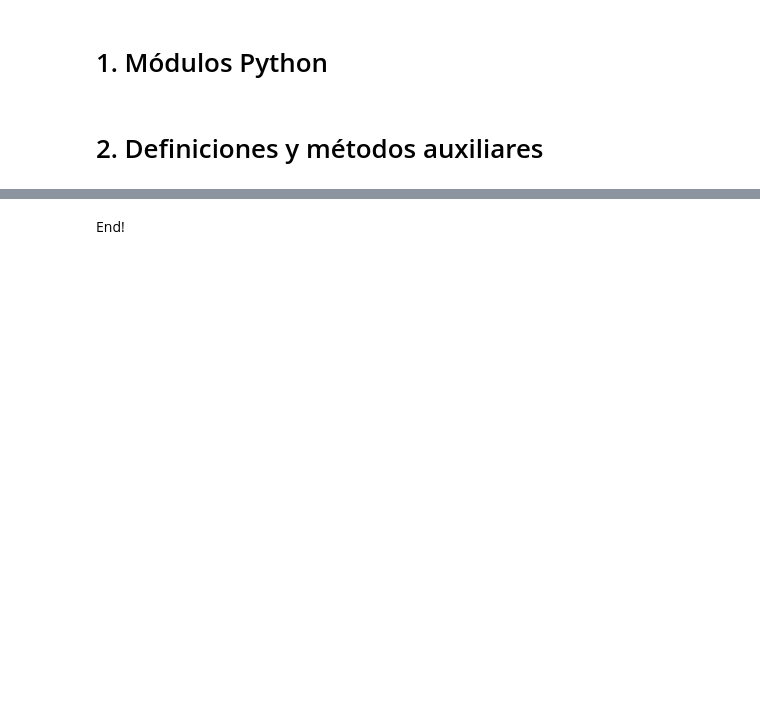
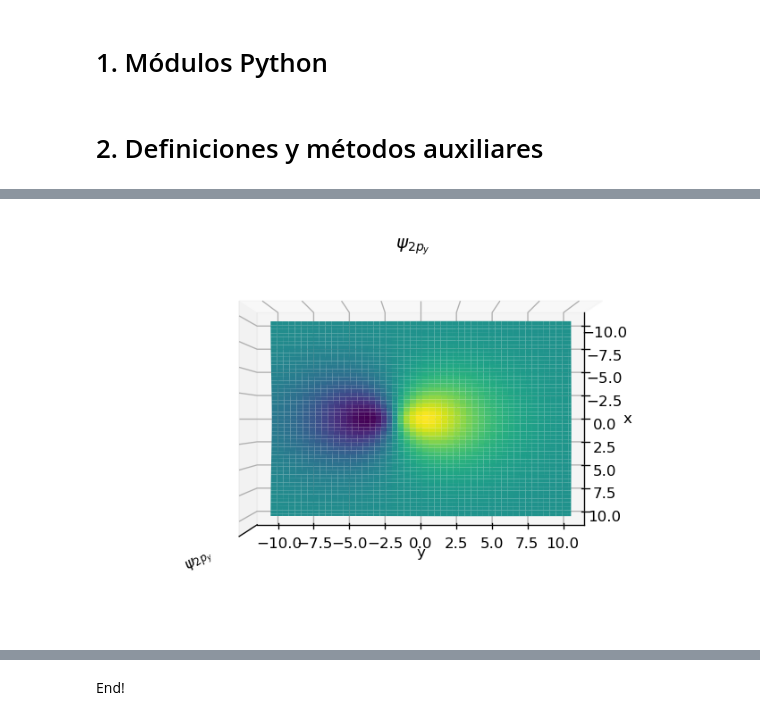
Before and after one commit to davidalejandromiranda/fisicoquimica, a Jupyter notebook: quantum/Operador_Cn_Sobre_Funcion.ipynb, the cells around one changed output, grey strips where cells are left out. Saved outputs shown, nothing was run; the diff lists cells and outputs as text; code cells hidden in the pictures; blank space fills up the shorter version.

```diff
--- a/quantum/Operador_Cn_Sobre_Funcion.ipynb
+++ b/quantum/Operador_Cn_Sobre_Funcion.ipynb
@@ -29,0 +33,6 @@ import matplotlib.pyplot as plt
+# %%
+def ψ_py(x, y, Z=1, a0=1, y0=3/np.sqrt(3)):
+    r = np.sqrt( x**2 + (y + y0)**2 )
+    ρ = Z*r/a0
+    cte = np.sqrt( 3 / (4*np.pi)) * a0**(-3/2) / (2*np.sqrt(6))
+    return cte * ρ * np.exp(-ρ/2) * (y + y0) / r
@@ -70,0 +99,21 @@ _ = plt.gca().set_zlabel(r"$f'(x, y)$")
+# %%
+N = 100
+x = np.outer(np.linspace(-10, 10, N), np.ones(N))
+y = x.copy().T # transpose
+n = 3
+r = [x, y]
+fun = ψ_py
+elevation = 90
+azimut = 0
+# %%
+plot(
+        r,
+        title=r'$\psi_{2p_y}$',
+        fun=fun,
+        elevation=elevation,
+        azimut=azimut
+    )
+plt.gca().set_zticks([])
+_ = plt.gca().set_zlabel(r"$\psi_{2p_y}$")
+# %% [output]
+[figure, added]
```
Also changed, not shown: parts of 10 cells of this notebook.
